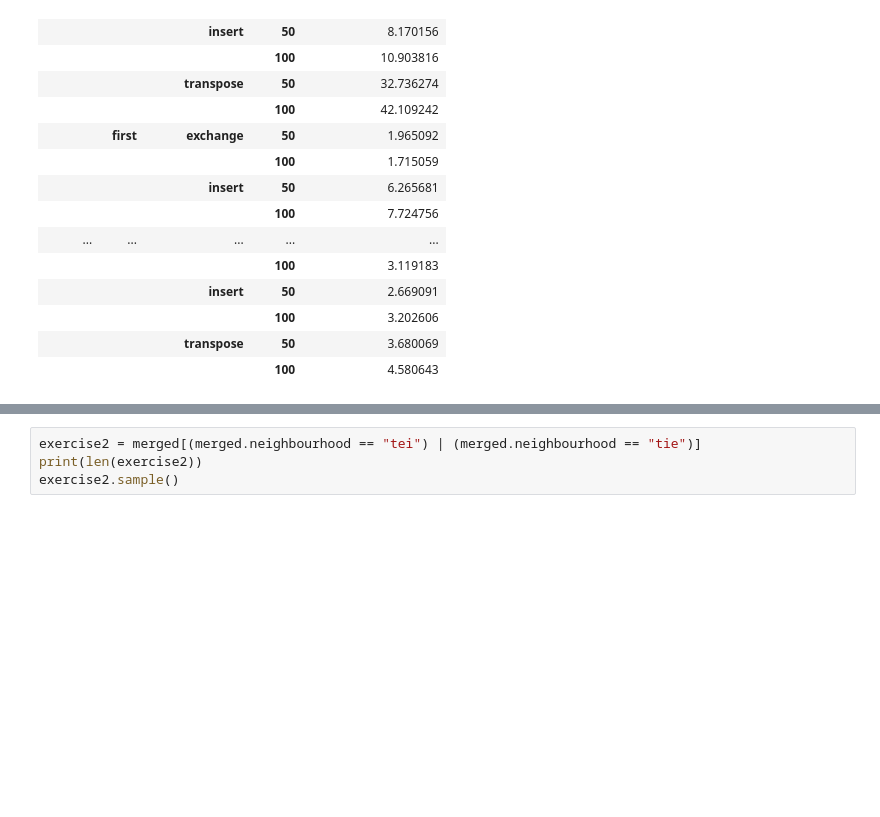
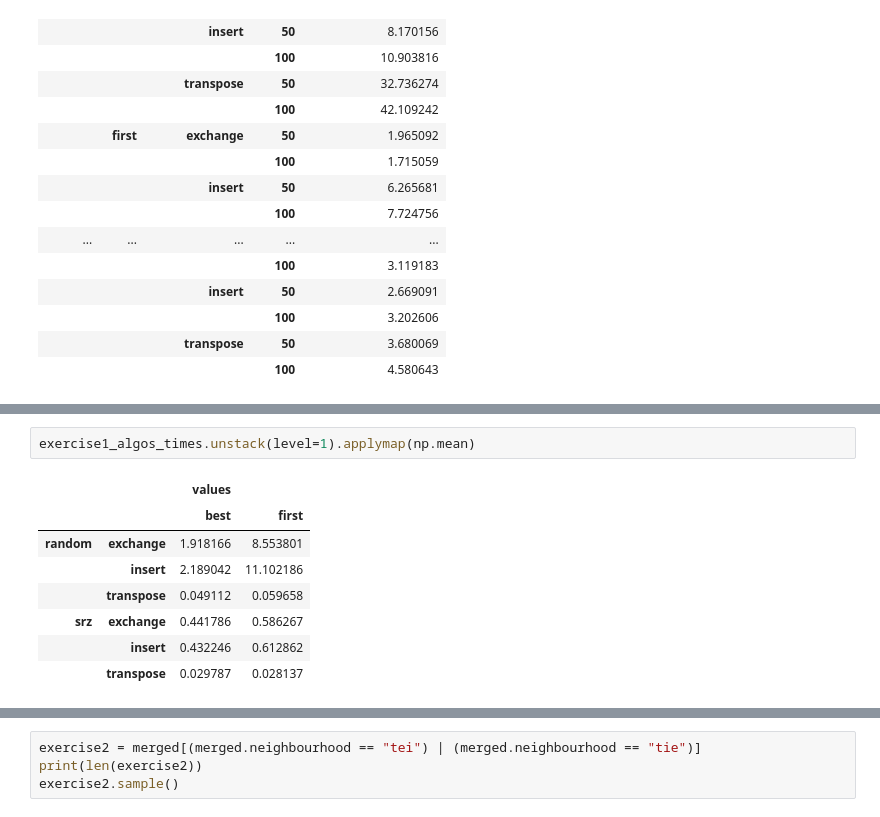
Before and after one commit to t00n/heuristics, a Jupyter notebook: impl1/src/implem 1.ipynb, the cells around one changed output, grey strips where cells are left out. Drawn from its saved outputs; the diff is of its cells as text; blank space fills up the shorter version.

```diff
--- a/impl1/src/implem 1.ipynb
+++ b/impl1/src/implem 1.ipynb
@@ -205,0 +227,11 @@ student_ttest_rel > 0.05
+# %%
+exercise1_algos_times.unstack(level=1).applymap(np.mean)
+# %% [output]
+|  |  | values |  |
+|  |  | best | first |
+| random | exchange | 1.918166 | 8.553801 |
+|  | insert | 2.189042 | 11.102186 |
+|  | transpose | 0.049112 | 0.059658 |
+| srz | exchange | 0.441786 | 0.586267 |
+|  | insert | 0.432246 | 0.612862 |
+|  | transpose | 0.029787 | 0.028137 |
```
Also changed, not shown: parts of 29 cells of this notebook.
